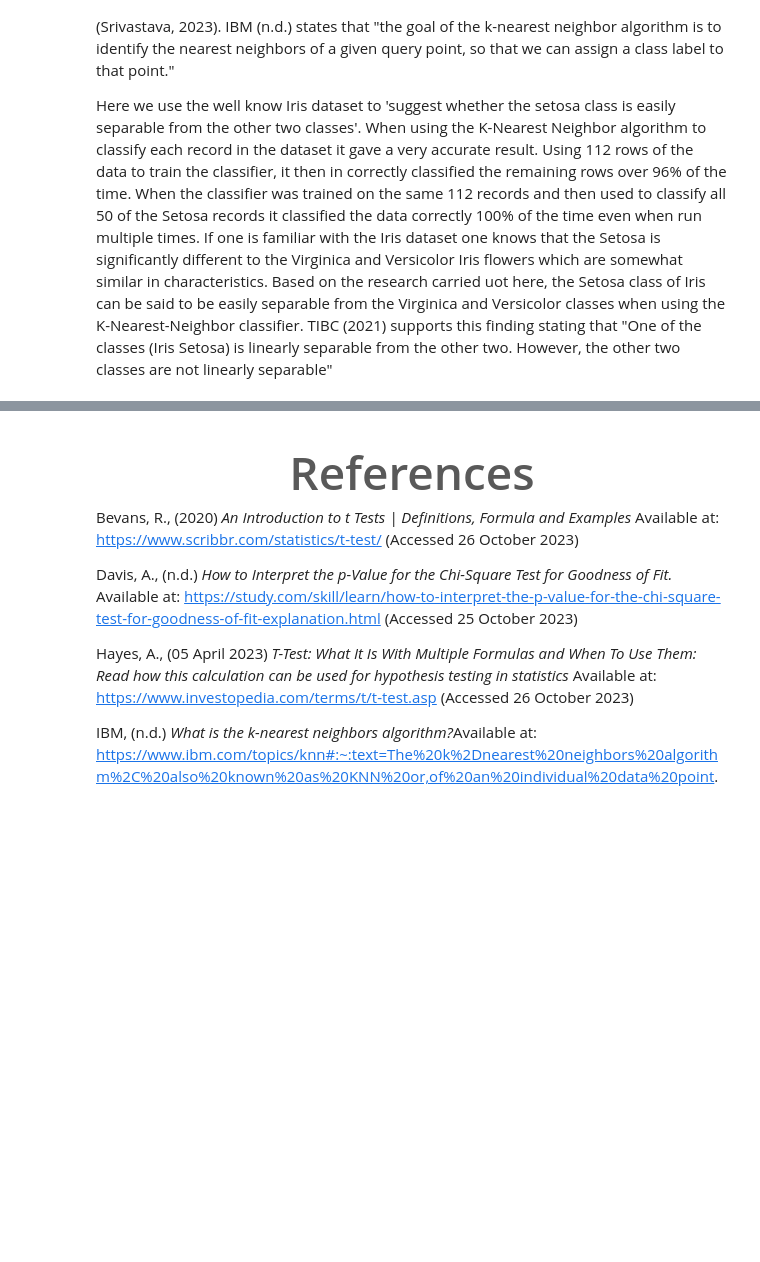
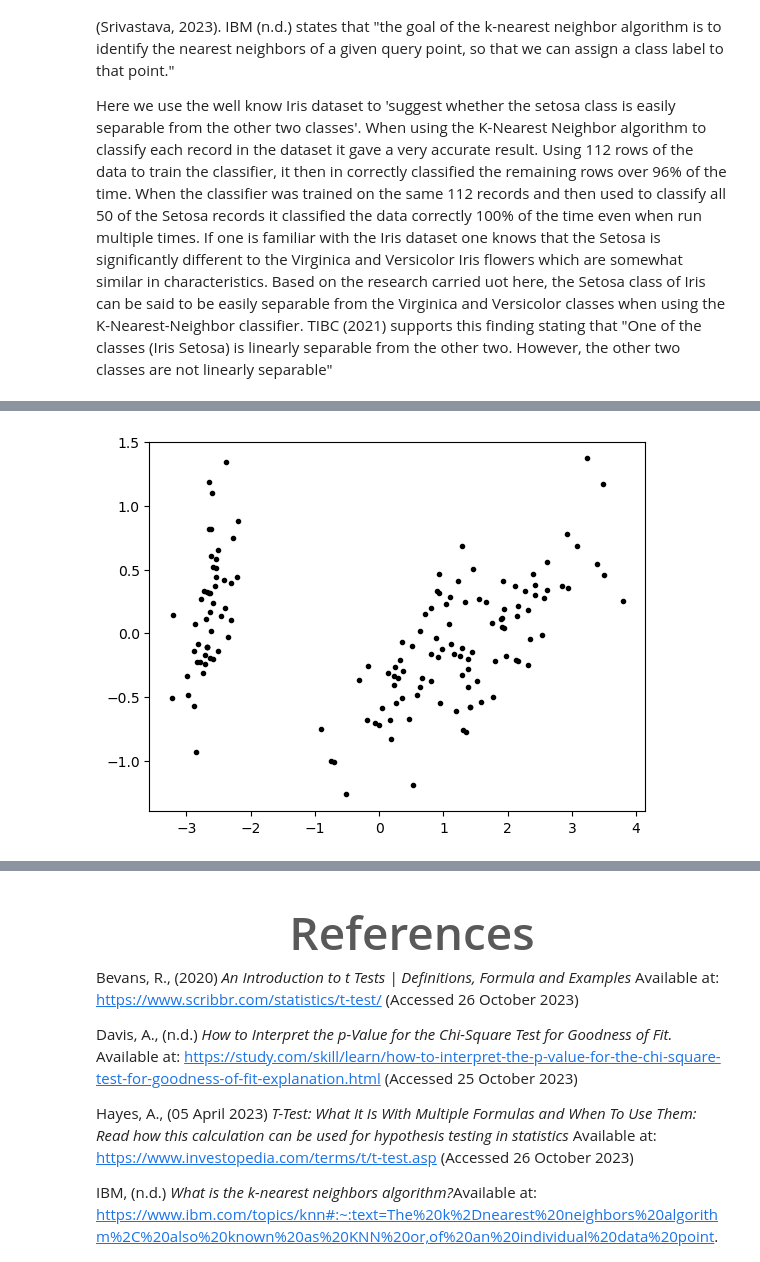
Before and after one commit to elainetynan/MachineLearningAndStats, a Jupyter notebook: tasks.ipynb, the cells around one changed output, grey strips where cells are left out. Saved outputs shown, nothing was run; the diff lists cells and outputs as text; code cells hidden in the pictures; blank space fills up the shorter version.

```diff
--- a/tasks.ipynb
+++ b/tasks.ipynb
@@ -764,0 +813,6 @@ Based on the research carried uot here, the Setosa class of Iris can be said to
+# %%
+# Independent variables.
+X = df_iris[['sepal_length', 'sepal_width', 'petal_length', 'petal_width']]
+
+# Show.
+X
@@ -764,0 +833,5 @@ Based on the research carried uot here, the Setosa class of Iris can be said to
+# %%
+# Create a new PCA instance.
+pca = dec.PCA(n_components=2)
+# %%
+pca.fit(X)
@@ -764,0 +845,6 @@ Based on the research carried uot here, the Setosa class of Iris can be said to
+# %%
+# Transform X.
+X_pca = pca.transform(X)
+
+# Show.
+X_pca
@@ -764,0 +869,8 @@ Based on the research carried uot here, the Setosa class of Iris can be said to
+# %%
+# Create an empty plot.
+fig, ax = plt.subplots()
+
+# Plot scatter plot.
+ax.plot(X_pca[:, 0], X_pca[:, 1], 'k.');
+# %% [output]
+[figure, added]
```
Also changed, not shown: parts of 30 cells of this notebook.
